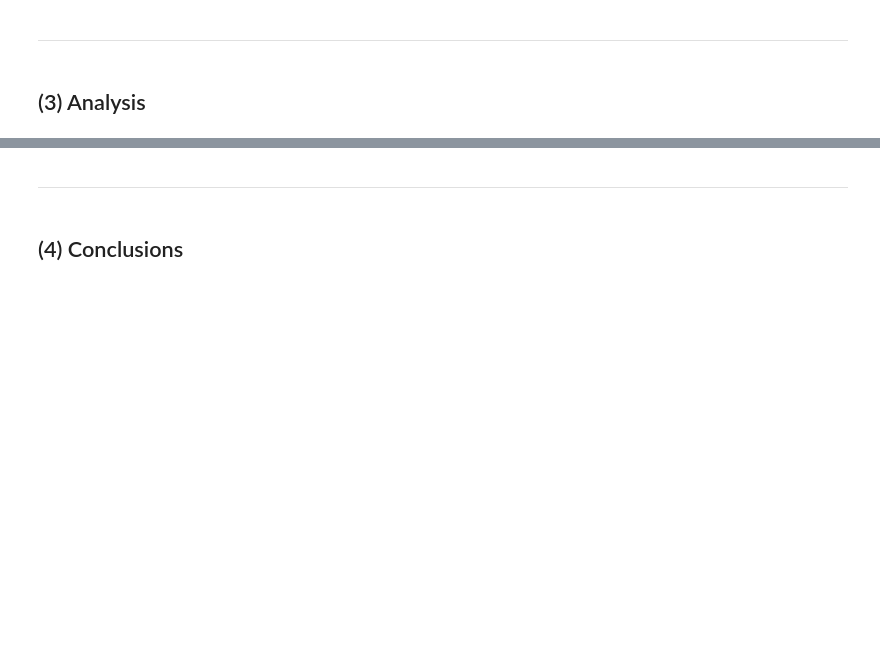
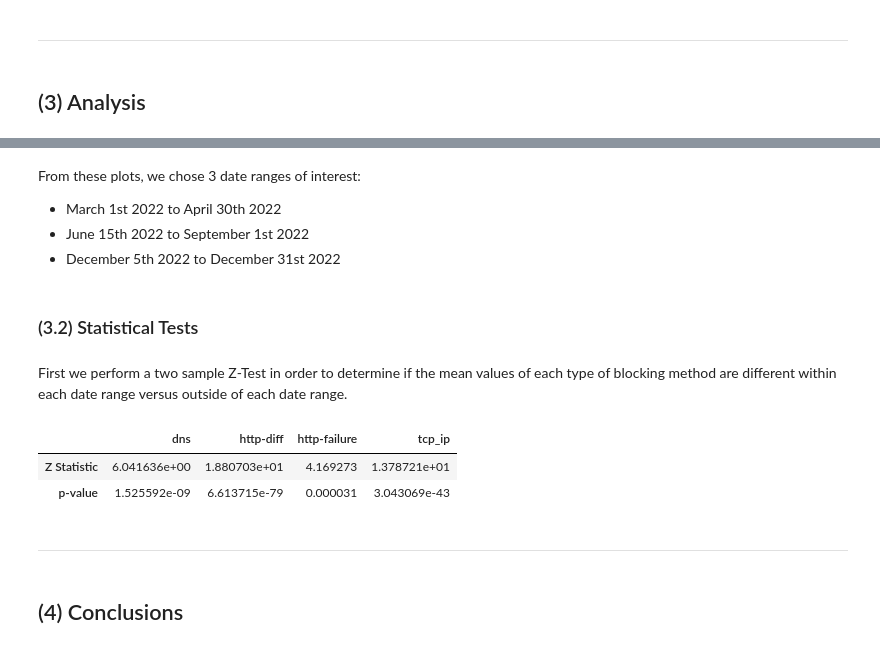
Before and after one commit to mdushkoff/OONI_DataAnalysis, a Jupyter notebook: src/FullAnalysis.ipynb, the cells around one changed output, grey strips where cells are left out. Saved outputs shown, nothing was run; the diff lists cells and outputs as text; code cells hidden in the pictures; blank space fills up the shorter version.

```diff
--- a/src/FullAnalysis.ipynb
+++ b/src/FullAnalysis.ipynb
@@ -398,11 +400,60 @@ dtype: int64
+# %% [markdown]
+From these plots, we chose 3 date ranges of interest:
+
+* March 1st 2022 to April 30th 2022
+* June 15th 2022 to September 1st 2022
+* December 5th 2022 to December 31st 2022
+# %% [markdown]
+### (3.2) Statistical Tests
 # %%
 # Define ranges
-start_date = '2022-03-01'
-end_date = '2022-04-30'
+start_dateA = '2022-03-01'
+end_dateA = '2022-04-30'
+start_dateB = '2022-06-15'
+end_dateB = '2022-09-01'
+start_dateC = '2022-12-05'
+end_dateC = '2022-12-31'
 
 # Get indices
-w_inner_idx = (w.index >= start_date) & (w.index <= end_date)
-w_outer_idx = ~w_inner_idx
+w_inner_idxA = (w.index >= start_dateA) & (w.index <= end_dateA)
+m_inner_idxA = (m.index >= start_dateA) & (m.index <= end_dateA)
+w_outer_idxA = ~w_inner_idxA
+m_outer_idxA = ~m_inner_idxA
+
+w_inner_idxB = (w.index >= start_dateB) & (w.index <= end_dateB)
+m_inner_idxB = (m.index >= start_dateB) & (m.index <= end_dateB)
+w_outer_idxB = ~w_inner_idxB
+m_outer_idxB = ~m_inner_idxB
+
+w_inner_idxC = (w.index >= start_dateC) & (w.index <= end_dateC)
+m_inner_idxC = (m.index >= start_dateC) & (m.index <= end_dateC)
+w_outer_idxC = ~w_inner_idxC
+m_outer_idxC = ~m_inner_idxC
+
+# Split data into ranges
+w_innerA = w[w_inner_idxA]
+m_innerA = m[m_inner_idxA]
+w_outerA = w[w_outer_idxA]
+m_outerA = m[m_outer_idxA]
+
+w_innerB = w[w_inner_idxB]
+m_innerB = m[m_inner_idxB]
+w_outerB = w[w_outer_idxB]
+m_outerB = m[m_outer_idxB]
+
+w_innerC = w[w_inner_idxC]
+m_innerC = m[m_inner_idxC]
+w_outerC = w[w_outer_idxC]
+m_outerC = m[m_outer_idxC]
+# %% [markdown]
+First we perform a two sample Z-Test in order to determine if the mean values of each type of blocking method are different within each date range versus outside of each date range.
+# %%
+# Get the 2 Sample Z-Test
+pd.DataFrame(ztest(m_innerA, m_outerA, value=0), index=['Z Statistic', 'p-value'], columns=m_innerA.columns)
+# %% [output]
+|  | dns | http-diff | http-failure | tcp_ip |
+| Z Statistic | 6.041636e+00 | 1.880703e+01 | 4.169273 | 1.378721e+01 |
+| p-value | 1.525592e-09 | 6.613715e-79 | 0.000031 | 3.043069e-43 |
 # %% [markdown]
 ----
 # %% [markdown]
```
Also changed, not shown: parts of 14 cells of this notebook.
